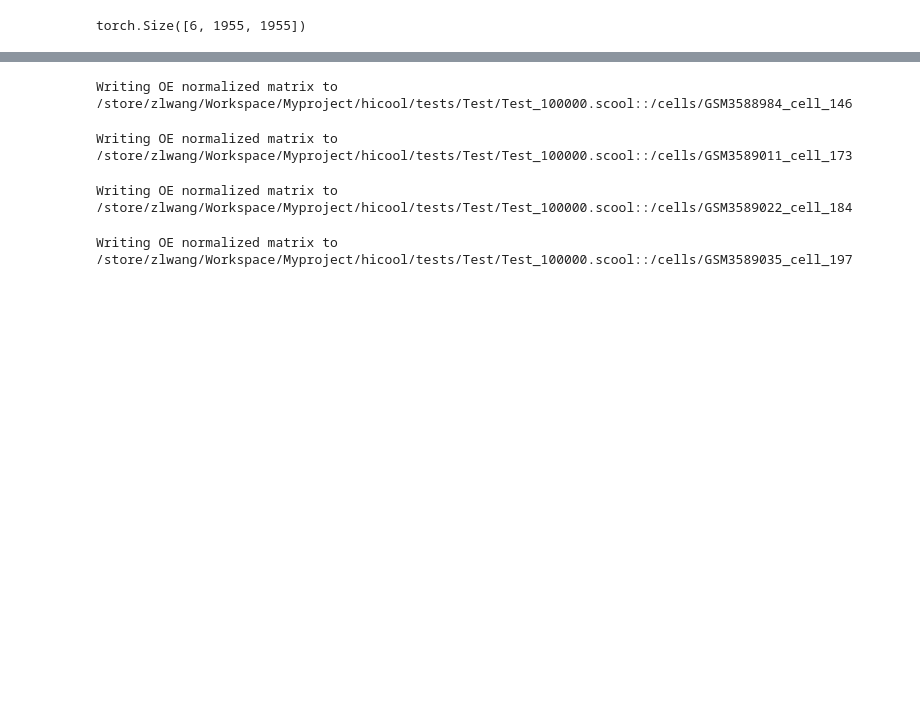
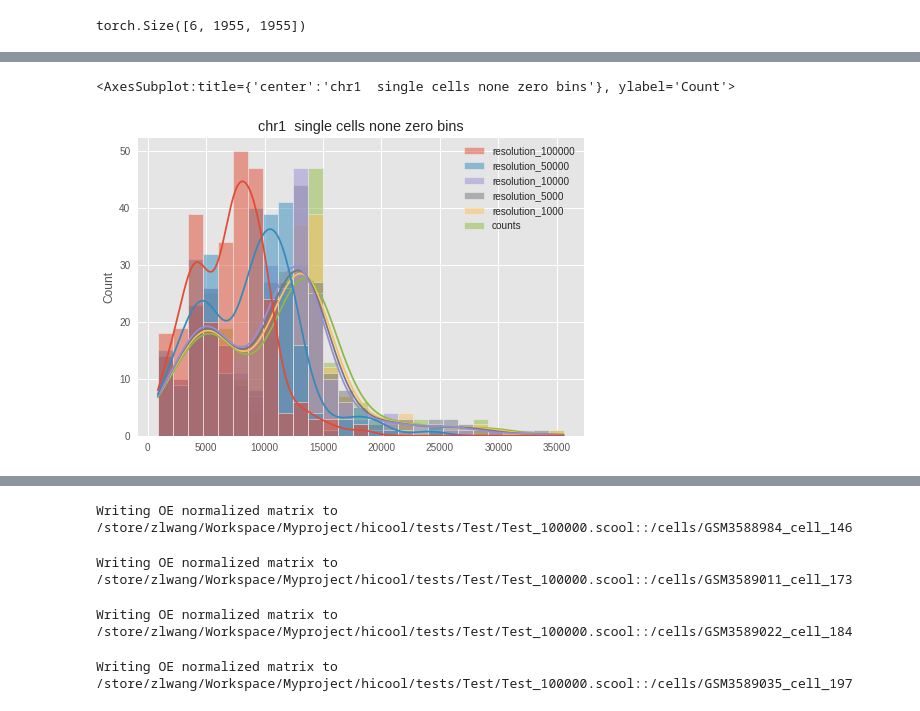
Before and after one commit to 401244520/hicool, a Jupyter notebook: scripts/数据提取.ipynb, the cells around one changed output, grey strips where cells are left out. Drawn from its saved outputs; the diff is of its cells as text; code cells hidden in the pictures; blank space fills up the shorter version.

```diff
--- a/scripts/数据提取.ipynb
+++ b/scripts/数据提取.ipynb
@@ -16,6 +20,3 @@ raw_adjs  = load_scool_adj(scool)
 raw_adjs.shape
 # %% [output]
 torch.Size([6, 1955, 1955])
-# %%
-for cell in cell_list:
-    cooler.balance_cooler(cooler.Cooler(cell),store=True,max_iters=1000)
@@ -21,0 +117,17 @@ for cell in cell_list:
+# %%
+resolutions = [100000,50000,10000,5000,1000]
+scools = [f'/store/zlwang/Workspace/Myproject/hicool/data/DipC2019/DipC2019_{res}.scool' for res in resolutions]
+names = [cell.split("/")[-1] for cell in cooler.fileops.list_scool_cells(scools[0])]
+regions_stats = pd.DataFrame(names,columns=["name"])
+region = "chr1"
+for res,scool in zip(resolutions,scools):
+    results  = load_scool_pixels(scool,region,hyper_pixels=False)
+    regions_stats["resolution_"+str(res)] = [len(r) for r in results]
+regions_stats["counts"] = [r["count"].sum() for r in results]
+import seaborn as sns
+plt.style.use("ggplot")
+plt.title(region + "  single cells none zero bins")
+sns.histplot(regions_stats,kde=True)
+# %% [output]
+<AxesSubplot:title={'center':'chr1  single cells none zero bins'}, ylabel='Count'>
+[figure, added]
```
Also changed, not shown: parts of 21 cells of this notebook, 27 other files.
